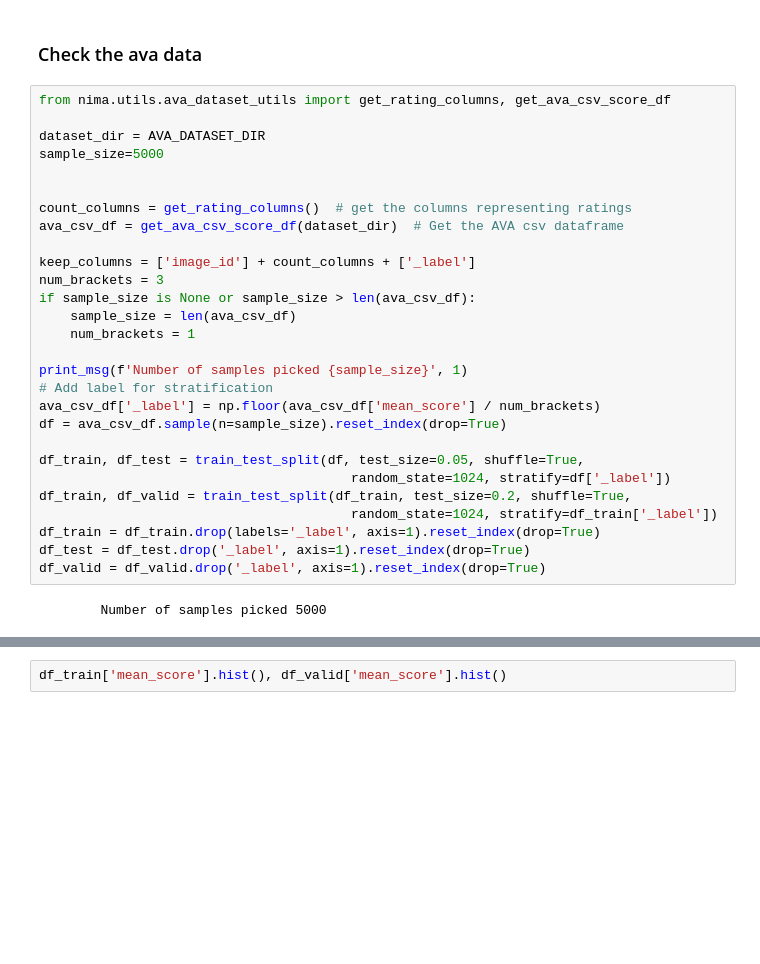
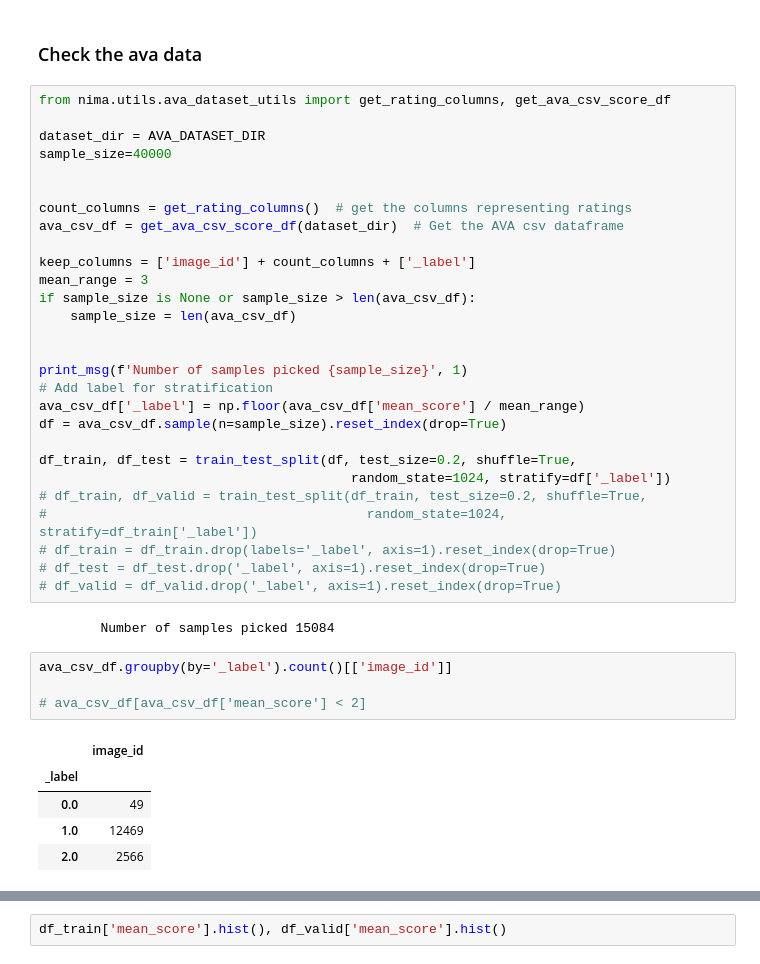
Before and after one commit to maindolaamit/nima, a Jupyter notebook: notebooks/normalize_load_data.ipynb, the cells around one changed output, grey strips where cells are left out. Cells and saved outputs as stored; diff of their text form; blank space fills up the shorter version.

```diff
--- a/notebooks/normalize_load_data.ipynb
+++ b/notebooks/normalize_load_data.ipynb
@@ -112,32 +113,42 @@ df_train.drop('_label', axis=1)
 from nima.utils.ava_dataset_utils import get_rating_columns, get_ava_csv_score_df
 
 dataset_dir = AVA_DATASET_DIR
-sample_size=5000
+sample_size=40000
 
 
 count_columns = get_rating_columns()  # get the columns representing ratings
 ava_csv_df = get_ava_csv_score_df(dataset_dir)  # Get the AVA csv dataframe
 
 keep_columns = ['image_id'] + count_columns + ['_label']
-num_brackets = 3
+mean_range = 3
 if sample_size is None or sample_size > len(ava_csv_df):
     sample_size = len(ava_csv_df)
-    num_brackets = 1
+
 
 print_msg(f'Number of samples picked {sample_size}', 1)
 # Add label for stratification
-ava_csv_df['_label'] = np.floor(ava_csv_df['mean_score'] / num_brackets)
+ava_csv_df['_label'] = np.floor(ava_csv_df['mean_score'] / mean_range)
 df = ava_csv_df.sample(n=sample_size).reset_index(drop=True)
 
-df_train, df_test = train_test_split(df, test_size=0.05, shuffle=True,
+df_train, df_test = train_test_split(df, test_size=0.2, shuffle=True,
                                         random_state=1024, stratify=df['_label'])
-df_train, df_valid = train_test_split(df_train, test_size=0.2, shuffle=True,
-                                        random_state=1024, stratify=df_train['_label'])
-df_train = df_train.drop(labels='_label', axis=1).reset_index(drop=True)
-df_test = df_test.drop('_label', axis=1).reset_index(drop=True)
-df_valid = df_valid.drop('_label', axis=1).reset_index(drop=True)
+# df_train, df_valid = train_test_split(df_train, test_size=0.2, shuffle=True,
+#                                         random_state=1024, stratify=df_train['_label'])
+# df_train = df_train.drop(labels='_label', axis=1).reset_index(drop=True)
+# df_test = df_test.drop('_label', axis=1).reset_index(drop=True)
+# df_valid = df_valid.drop('_label', axis=1).reset_index(drop=True)
 # %% [output]
-        Number of samples picked 5000
+        Number of samples picked 15084
+# %%
+ava_csv_df.groupby(by='_label').count()[['image_id']]
+
+# ava_csv_df[ava_csv_df['mean_score'] < 2]
+# %% [output]
+|  | image_id |
+| _label |  |
+| 0.0 | 49 |
+| 1.0 | 12469 |
+| 2.0 | 2566 |
 # %%
 df_train['mean_score'].hist(), df_test['mean_score'].hist()
 # %% [output]
```
Also changed, not shown: parts of 3 cells of this notebook, 11 other files.
